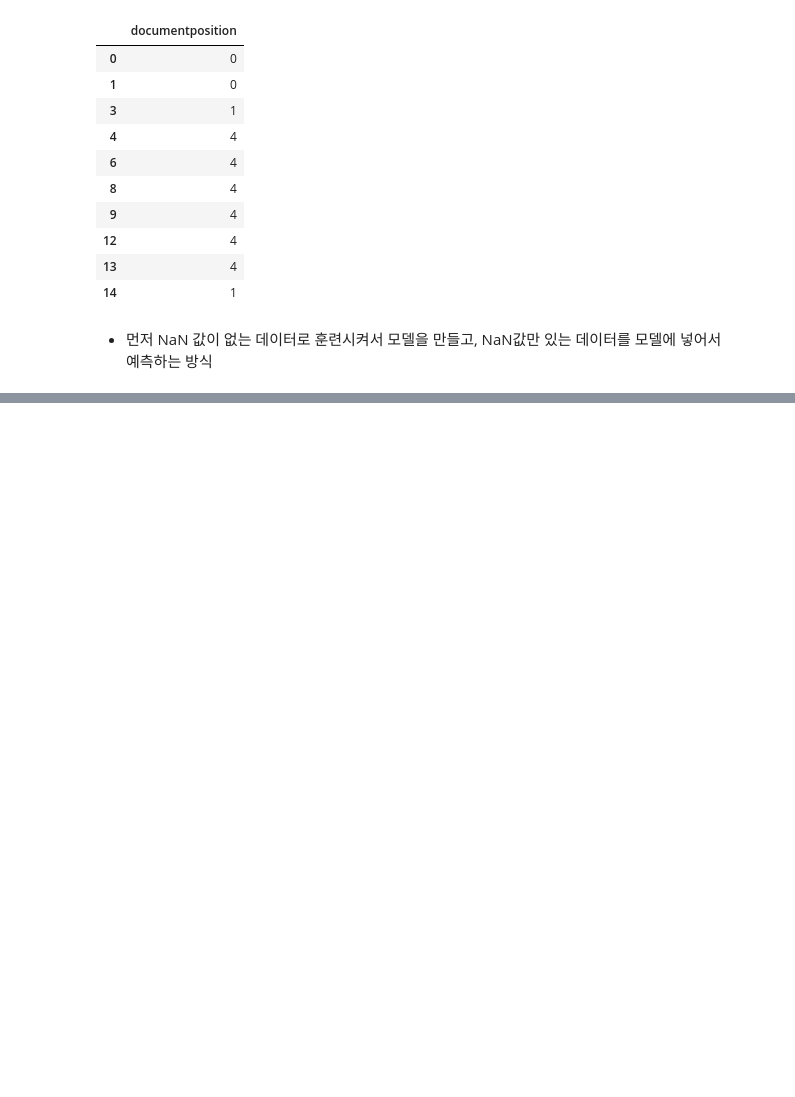
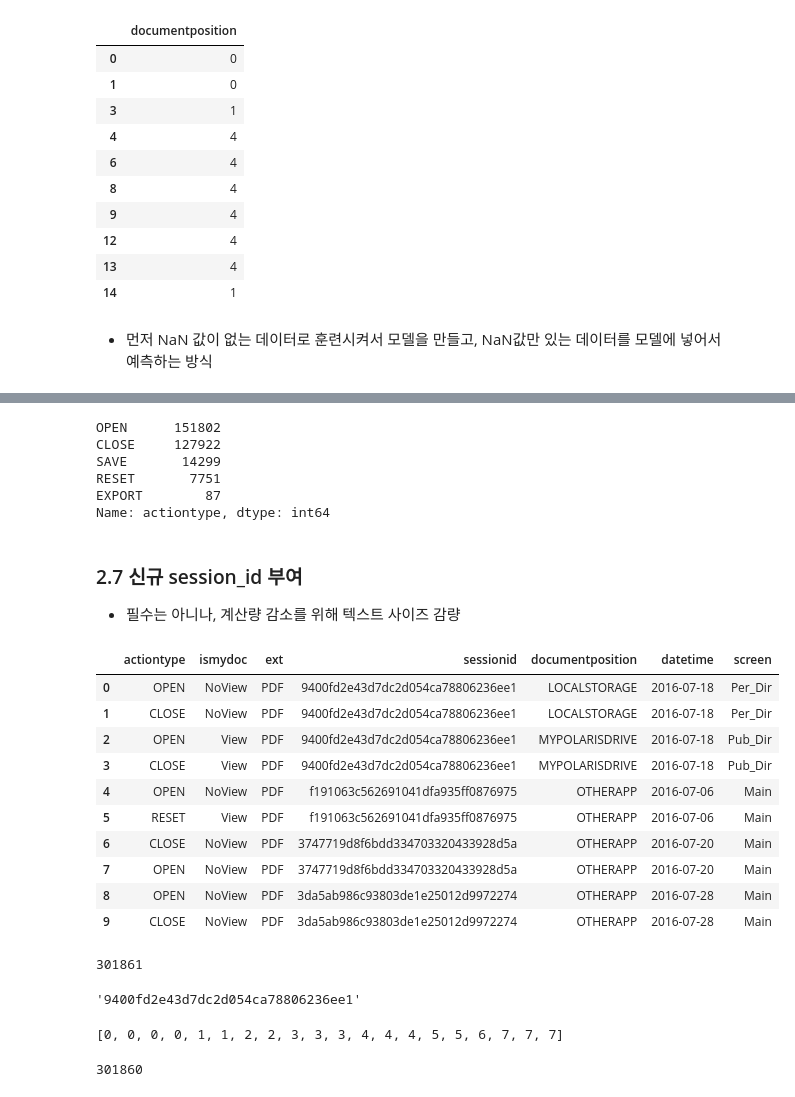
Before and after one commit to suhyun-cho/TIL, a Jupyter notebook: python/데이터분석Tutorial_유저Funnel분석.ipynb, the cells around one changed output, grey strips where cells are left out. Drawn from its saved outputs; the diff is of its cells as text; code cells hidden in the pictures; blank space fills up the shorter version.

```diff
--- a/python/데이터분석Tutorial_유저Funnel분석.ipynb
+++ b/python/데이터분석Tutorial_유저Funnel분석.ipynb
@@ -629,0 +921,10 @@ X_train, X_test, y_train, y_test=train_test_split(X,y)
+# %%
+ext_dic = {'DOCX': 'DOC',
+           'XLSX': 'XLS',
+           'PPTX': 'PPT',
+           'PPSX': 'PPT',
+           'PPS': 'PPT',
+           'ODT': 'TXT',
+           'PNG': 'JPG'}
+# %%
+df['ext'] = df['ext'].replace(ext_dic)
@@ -629,0 +958,41 @@ X_train, X_test, y_train, y_test=train_test_split(X,y)
+# %%
+act_dic = {'SAVEAS': 'SAVE',
+           'SAVEAS_OTHER': 'SAVE',
+           'EXPORT_SAME': 'EXPORT'
+            }
+# %%
+df['actiontype'] = df['actiontype'].replace(act_dic)
+# %%
+df['actiontype'].value_counts()
+# %% [output]
+OPEN      151802
+CLOSE     127922
+SAVE       14299
+RESET       7751
+EXPORT        87
+Name: actiontype, dtype: int64
+# %% [markdown]
+### 2.7 신규 session_id 부여
+* 필수는 아니나, 계산량 감소를 위해 텍스트 사이즈 감량
+# %%
+df.head(10)
+# %% [output]
+|  | actiontype | ismydoc | ext | sessionid | documentposition | datetime | screen |
+| 0 | OPEN | NoView | PDF | 9400fd2e43d7dc2d054ca78806236ee1 | LOCALSTORAGE | 2016-07-18 | Per_Dir |
+| 1 | CLOSE | NoView | PDF | 9400fd2e43d7dc2d054ca78806236ee1 | LOCALSTORAGE | 2016-07-18 | Per_Dir |
+| 2 | OPEN | View | PDF | 9400fd2e43d7dc2d054ca78806236ee1 | MYPOLARISDRIVE | 2016-07-18 | Pub_Dir |
+| 3 | CLOSE | View | PDF | 9400fd2e43d7dc2d054ca78806236ee1 | MYPOLARISDRIVE | 2016-07-18 | Pub_Dir |
+| 4 | OPEN | NoView | PDF | f191063c562691041dfa935ff0876975 | OTHERAPP | 2016-07-06 | Main |
+| 5 | RESET | View | PDF | f191063c562691041dfa935ff0876975 | OTHERAPP | 2016-07-06 | Main |
+| 6 | CLOSE | NoView | PDF | 3747719d8f6bdd334703320433928d5a | OTHERAPP | 2016-07-20 | Main |
+| 7 | OPEN | NoView | PDF | 3747719d8f6bdd334703320433928d5a | OTHERAPP | 2016-07-20 | Main |
+| 8 | OPEN | NoView | PDF | 3da5ab986c93803de1e25012d9972274 | OTHERAPP | 2016-07-28 | Main |
+| 9 | CLOSE | NoView | PDF | 3da5ab986c93803de1e25012d9972274 | OTHERAPP | 2016-07-28 | Main |
+# %%
+len(df)
+# %% [output]
+301861
+# %%
+df['sessionid'].iloc[0]
+# %% [output]
+'9400fd2e43d7dc2d054ca78806236ee1'
@@ -629,0 +1009,9 @@ X_train, X_test, y_train, y_test=train_test_split(X,y)
+# %%
+s[:20]
+# %% [output]
+[0, 0, 0, 0, 1, 1, 2, 2, 3, 3, 3, 4, 4, 4, 5, 5, 6, 7, 7, 7]
+# %%
+# 전체 df 길이는 301861인데 마지막에 하나가 없음.
+len(s)
+# %% [output]
+301860
```
Also changed, not shown: parts of 49 cells of this notebook.
